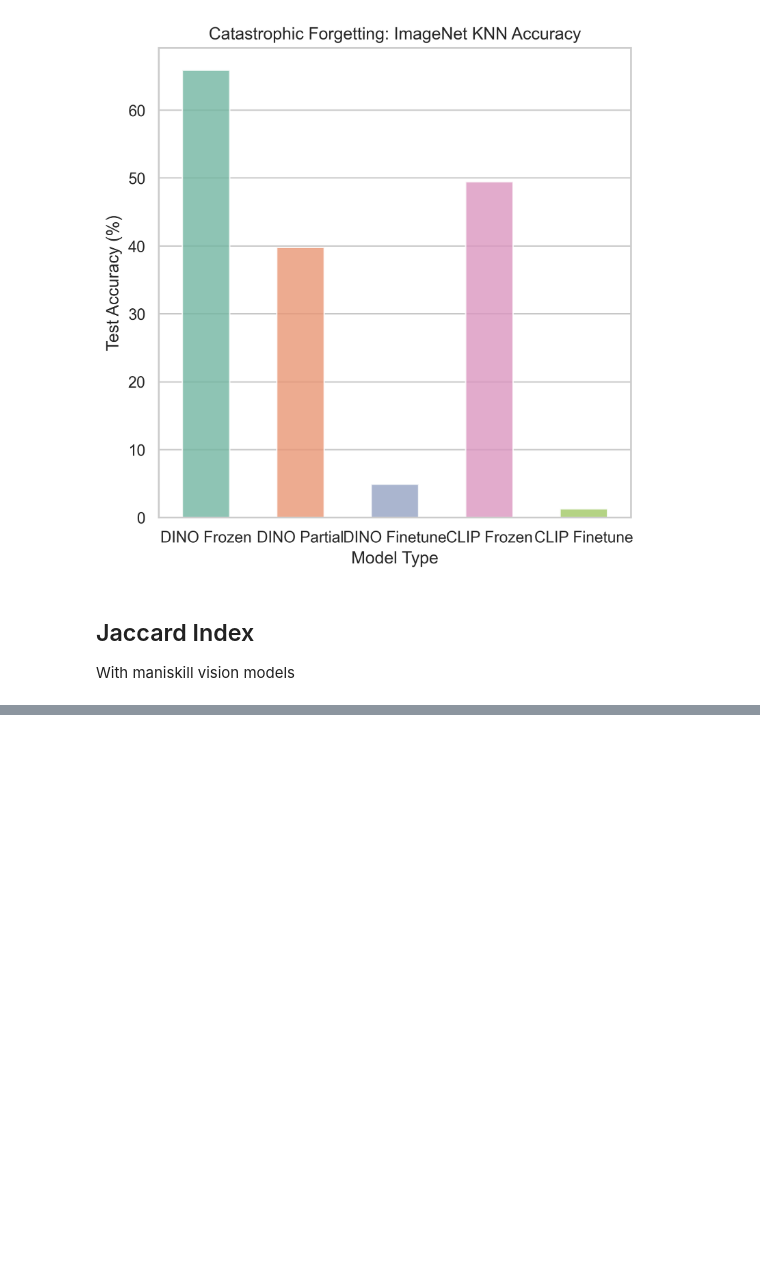
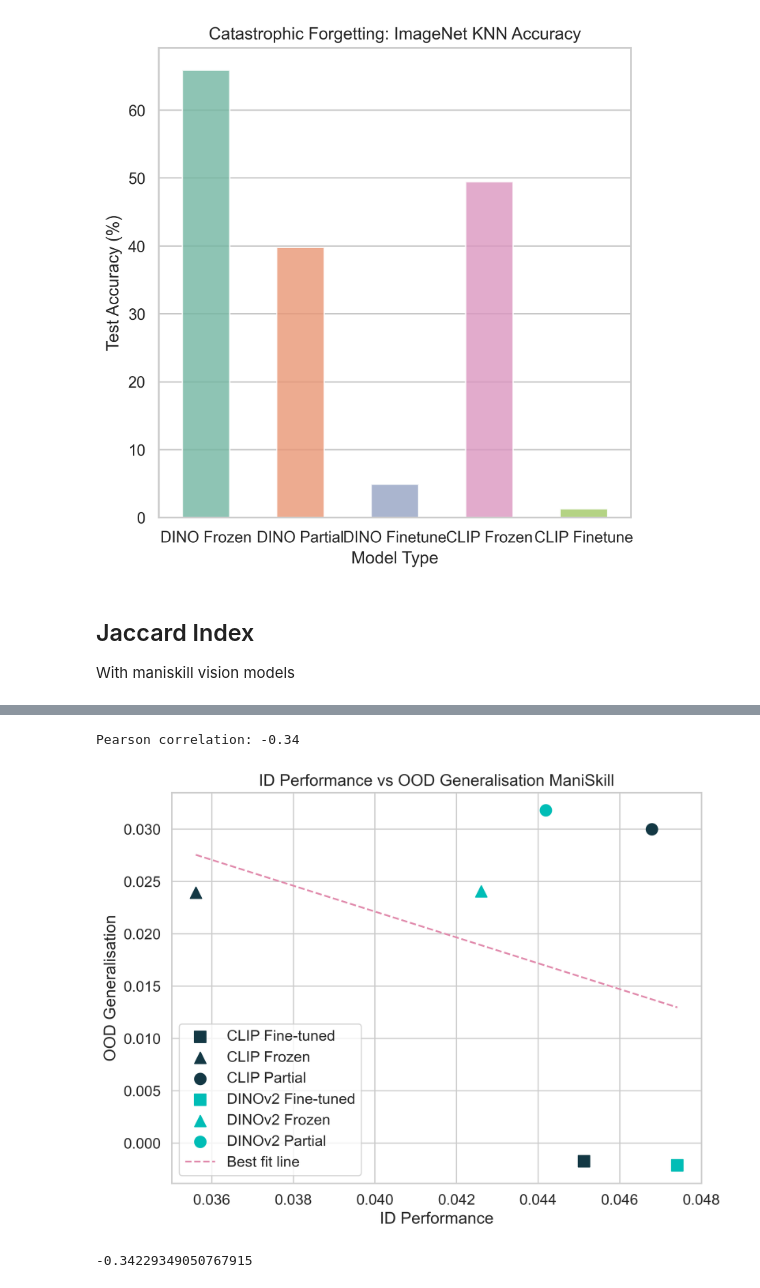
Before and after one commit to JottScones/PVMs-with-DreamerV3, a Jupyter notebook: plot_eval_results.ipynb, the cells around one changed output, grey strips where cells are left out. Drawn from its saved outputs; the diff is of its cells as text; code cells hidden in the pictures; blank space fills up the shorter version.

```diff
--- a/plot_eval_results.ipynb
+++ b/plot_eval_results.ipynb
@@ -470,0 +564,14 @@ Passing `palette` without assigning `hue` is deprecated and will be removed in v
+# %%
+plot_correlation(
+    df['id_performance'],
+    df['ood_generalisation'],
+    df['model'],
+    df['config'],
+    xlabel='ID Performance',
+    ylabel='OOD Generalisation',
+    title='ID Performance vs OOD Generalisation ManiSkill'
+)
+# %% [output]
+Pearson correlation: -0.34
+[figure, added]
+-0.34229349050767915
```
Also changed, not shown: parts of 2 cells of this notebook.
